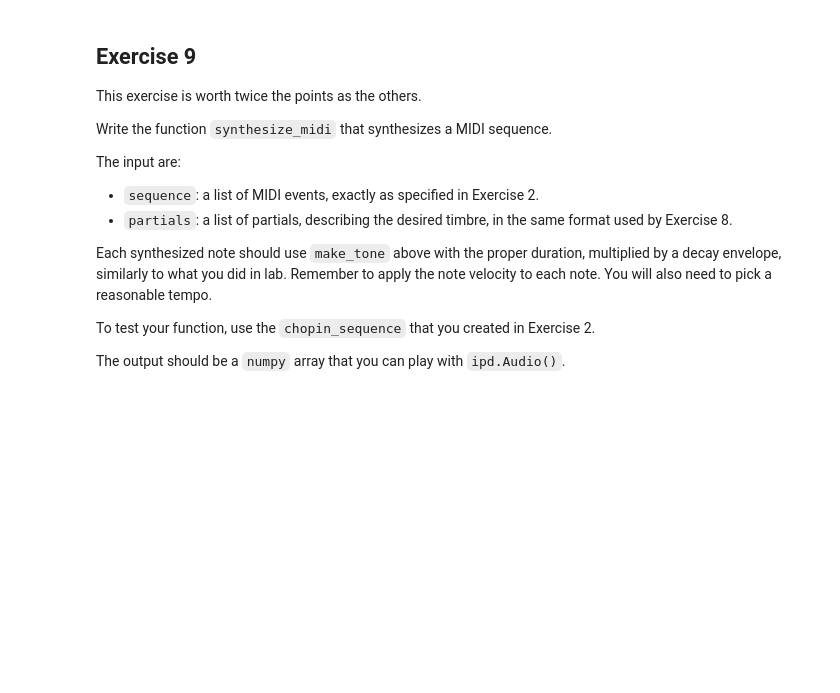
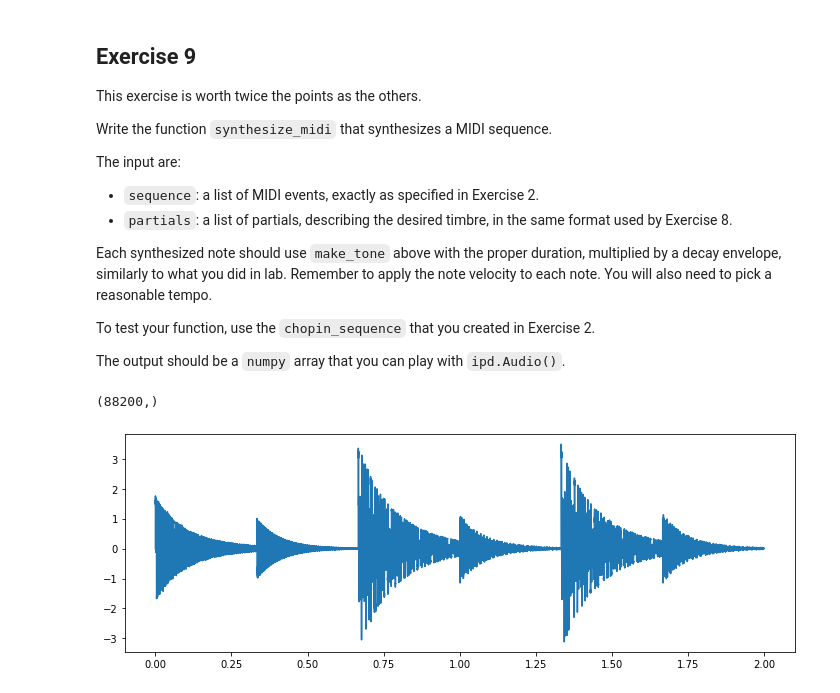
Before and after one commit to jmftrindade/digital_music_processing, a Jupyter notebook: 1_music_rep/pset1.ipynb, the cells around one changed output. Cells and saved outputs as stored; diff of their text form; code cells hidden in the pictures; blank space fills up the shorter version.

```diff
--- a/1_music_rep/pset1.ipynb
+++ b/1_music_rep/pset1.ipynb
@@ -320,6 +422,17 @@ def synthesize_midi(sequence, partials) :
 # %%
 # test it:
-
+fs = 44100
 x = synthesize_midi(chopin_sequence, partials1)
 print(x.shape)
-ipd.Audio(x, rate = 44100)
+
+# plot over time
+t = np.arange(len(x))
+t = t / fs
+plt.plot(t, x)
+plt.show()
+
+# play
+ipd.Audio(x, rate = fs)
+# %% [output]
+(88200,)
+[figure, added]
```
Also changed, not shown: parts of 9 cells of this notebook.
